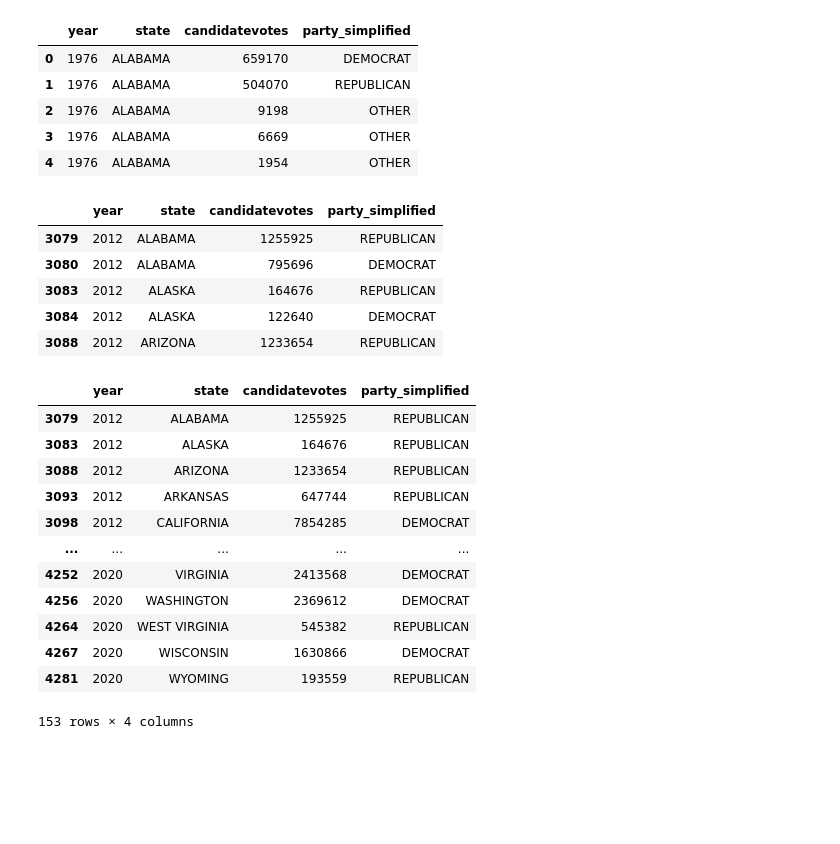
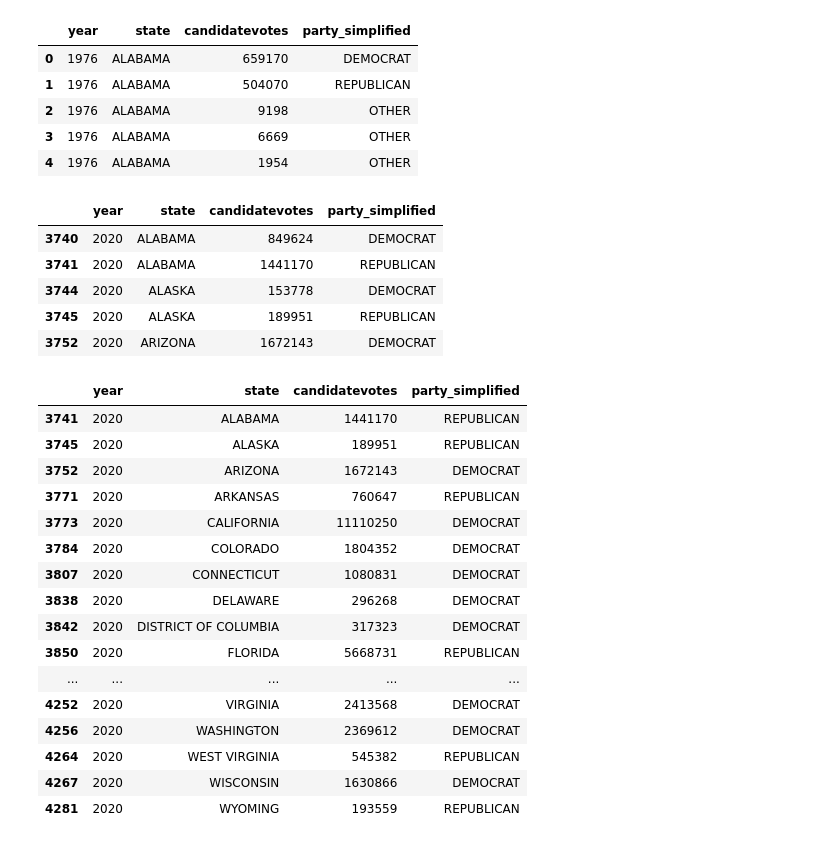
Before and after one commit to LuizNazareth/TrabalhoSAD, a Jupyter notebook: 2020/trabalho2020.ipynb, the cells around one changed output. Drawn from its saved outputs; the diff is of its cells as text; code cells hidden in the pictures; blank space fills up the shorter version.

```diff
--- a/2020/trabalho2020.ipynb
+++ b/2020/trabalho2020.ipynb
@@ -275,16 +275,16 @@ df.head()
 | 3 | 1976 | ALABAMA | 6669 | OTHER |
 | 4 | 1976 | ALABAMA | 1954 | OTHER |
 # %%
-df = df[(df["year"] == 2020) | (df["year"] == 2016) | (df["year"] == 2012)]
+df = df[(df["year"] == 2020)]
 df = df[(df["party_simplified"] == "REPUBLICAN") | (df["party_simplified"] == "DEMOCRAT")]
 df.head()
 # %% [output]
 |  | year | state | candidatevotes | party_simplified |
-| 3079 | 2012 | ALABAMA | 1255925 | REPUBLICAN |
-| 3080 | 2012 | ALABAMA | 795696 | DEMOCRAT |
-| 3083 | 2012 | ALASKA | 164676 | REPUBLICAN |
-| 3084 | 2012 | ALASKA | 122640 | DEMOCRAT |
-| 3088 | 2012 | ARIZONA | 1233654 | REPUBLICAN |
+| 3740 | 2020 | ALABAMA | 849624 | DEMOCRAT |
+| 3741 | 2020 | ALABAMA | 1441170 | REPUBLICAN |
+| 3744 | 2020 | ALASKA | 153778 | DEMOCRAT |
+| 3745 | 2020 | ALASKA | 189951 | REPUBLICAN |
+| 3752 | 2020 | ARIZONA | 1672143 | DEMOCRAT |
 # %%
 # winners = df.loc[df.groupby(['state', 'year'])['candidatevotes'].idxmax()]
 # winners
@@ -301,18 +301,22 @@ df = df[index]
 df
 # %% [output]
 |  | year | state | candidatevotes | party_simplified |
-| 3079 | 2012 | ALABAMA | 1255925 | REPUBLICAN |
-| 3083 | 2012 | ALASKA | 164676 | REPUBLICAN |
-| 3088 | 2012 | ARIZONA | 1233654 | REPUBLICAN |
-| 3093 | 2012 | ARKANSAS | 647744 | REPUBLICAN |
-| 3098 | 2012 | CALIFORNIA | 7854285 | DEMOCRAT |
+| 3741 | 2020 | ALABAMA | 1441170 | REPUBLICAN |
+| 3745 | 2020 | ALASKA | 189951 | REPUBLICAN |
+| 3752 | 2020 | ARIZONA | 1672143 | DEMOCRAT |
+| 3771 | 2020 | ARKANSAS | 760647 | REPUBLICAN |
+| 3773 | 2020 | CALIFORNIA | 11110250 | DEMOCRAT |
+| 3784 | 2020 | COLORADO | 1804352 | DEMOCRAT |
+| 3807 | 2020 | CONNECTICUT | 1080831 | DEMOCRAT |
+| 3838 | 2020 | DELAWARE | 296268 | DEMOCRAT |
+| 3842 | 2020 | DISTRICT OF COLUMBIA | 317323 | DEMOCRAT |
+| 3850 | 2020 | FLORIDA | 5668731 | REPUBLICAN |
 | ... | ... | ... | ... | ... |
 | 4252 | 2020 | VIRGINIA | 2413568 | DEMOCRAT |
 | 4256 | 2020 | WASHINGTON | 2369612 | DEMOCRAT |
 | 4264 | 2020 | WEST VIRGINIA | 545382 | REPUBLICAN |
 | 4267 | 2020 | WISCONSIN | 1630866 | DEMOCRAT |
 | 4281 | 2020 | WYOMING | 193559 | REPUBLICAN |
-153 rows × 4 columns
 # %%
 df.drop('candidatevotes', axis=1, inplace=True)
 df['state'] = df['state'].str.title()
```
Also changed, not shown: parts of 2 cells of this notebook, 14 other files.
